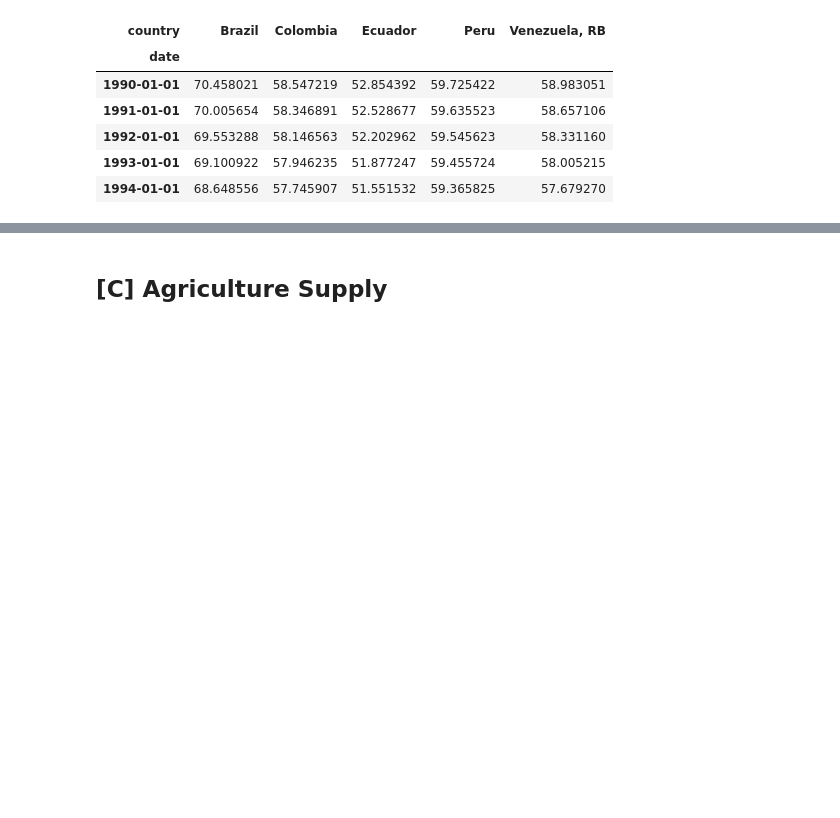
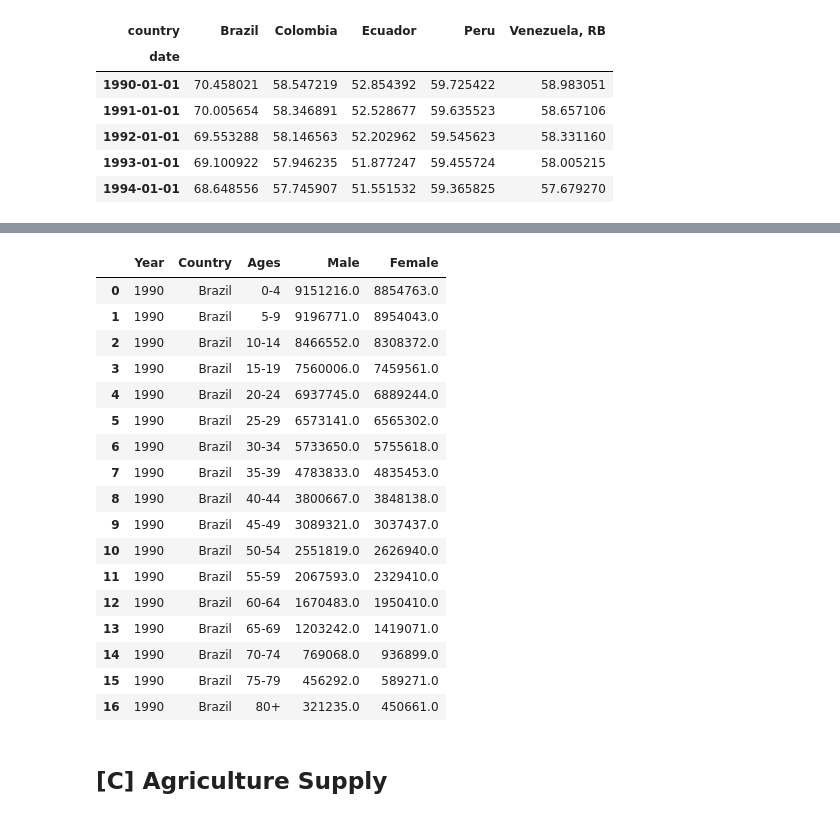
Before and after one commit to colby-alonzo/EEP153_Proj1, a Jupyter notebook: Official_Code.ipynb, the cells around one changed output, grey strips where cells are left out. Saved outputs shown, nothing was run; the diff lists cells and outputs as text; code cells hidden in the pictures; blank space fills up the shorter version.

Commit message:
added new population dataframe

```diff
--- a/Official_Code.ipynb
+++ b/Official_Code.ipynb
@@ -297,2 +298,100 @@ WARNING:shelved_cache.persistent_cache:Key '-373348417185732986' not in persiste
+# %%
+import wbdata
+import pandas as pd
+import iso3166
+
+def new_pop_df(year, sex, country):
+    def age_helper(age_range):
+        lower, upper = age_range
+        start = (lower // 5) * 5
+        age_ranges = []
+        for age in range(start, upper + 1, 5):
+            if age >= 80:
+                age_ranges.append("80UP")
+                break
+            next_age = age + 4
+            if next_age >= 80:
+                age_ranges.append("80UP")
+                break
+            age_ranges.append(f"{age:02d}{next_age:02d}")
+        return age_ranges
+
+    # Generate the age ranges
+    age_ranges = age_helper((0, 81))
+
+    # Get country codes
+    if country.lower() == "world":
+        name_alpha3 = "WLD"
+        name_actual = "World"
+    else:
+        name_alpha3 = iso3166.countries.get(country).alpha3
+        name_actual = iso3166.countries.get(country).apolitical_name
+
+    # Construct the indicator codes
+    indicator = 'SP.POP.'
+    male_indicators = [f"{indicator}{age}.MA" for age in age_ranges]
+    female_indicators = [f"{indicator}{age}.FE" for age in age_ranges]
+
+    # Initialize DataFrames
+    final = pd.DataFrame()
+    female = pd.DataFrame()
+
+    # Fetch male data
+    for i in male_indicators:
+        hold = {i: "Male"}
+        retrieve_year = wbdata.get_dataframe(hold, country=name_alpha3, date=(str(year), str(year)), parse_dates=True)
+        retrieve_year = retrieve_year.reset_index()
+        retrieve_year["Country"] = name_actual
+        final = pd.concat([final, retrieve_year], axis=0)
+
+    # Assign Age Groups
+    final["Ages"] = ["0-4", "5-9", "10-14", "15-19", "20-24", "25-29", "30-34", "35-39",
+                     "40-44", "45-49", "50-54", "55-59", "60-64", "65-69", "70-74", "75-79", "80+"]
+
+    # Fetch female data
+    for i in female_indicators:
+        hold = {i: "Female"}
+        retrieve_year = wbdata.get_dataframe(hold, country=name_alpha3, date=(str(year), str(year)), parse_dates=True)
+        retrieve_year = retrieve_year.reset_index()
+        retrieve_year["Country"] = name_actual
+        female = pd.concat([female, retrieve_year], axis=0)
+
+    # Assign Age Groups for Female Data
+    female["Ages"] = final["Ages"]
+
+    # Merge male and female data
+    final = final.merge(female, on=["Ages", "date", "Country"], suffixes=("_Male", "_Female"))
+
+    # ✅ Fix: Ensure the "Year" column contains only the year (YYYY)
+    final = final.rename(columns={"date": "Year", "Male_Male": "Male", "Female_Female": "Female"})
+    final["Year"] = pd.to_datetime(final["Year"]).dt.year  # Convert date to just year (YYYY format)
+
+    # ✅ Fix: Ensure correct column order
+    final = final[["Year", "Country", "Ages", "Male", "Female"]]
+
+    return final
+
+# Example Usage
+result = new_pop_df(1990, 'both', 'Brazil')
+result  # Check output
+# %% [output]
+|  | Year | Country | Ages | Male | Female |
+| 0 | 1990 | Brazil | 0-4 | 9151216.0 | 8854763.0 |
+| 1 | 1990 | Brazil | 5-9 | 9196771.0 | 8954043.0 |
+| 2 | 1990 | Brazil | 10-14 | 8466552.0 | 8308372.0 |
+| 3 | 1990 | Brazil | 15-19 | 7560006.0 | 7459561.0 |
+| 4 | 1990 | Brazil | 20-24 | 6937745.0 | 6889244.0 |
+| 5 | 1990 | Brazil | 25-29 | 6573141.0 | 6565302.0 |
+| 6 | 1990 | Brazil | 30-34 | 5733650.0 | 5755618.0 |
+| 7 | 1990 | Brazil | 35-39 | 4783833.0 | 4835453.0 |
+| 8 | 1990 | Brazil | 40-44 | 3800667.0 | 3848138.0 |
+| 9 | 1990 | Brazil | 45-49 | 3089321.0 | 3037437.0 |
+| 10 | 1990 | Brazil | 50-54 | 2551819.0 | 2626940.0 |
+| 11 | 1990 | Brazil | 55-59 | 2067593.0 | 2329410.0 |
+| 12 | 1990 | Brazil | 60-64 | 1670483.0 | 1950410.0 |
+| 13 | 1990 | Brazil | 65-69 | 1203242.0 | 1419071.0 |
+| 14 | 1990 | Brazil | 70-74 | 769068.0 | 936899.0 |
+| 15 | 1990 | Brazil | 75-79 | 456292.0 | 589271.0 |
+| 16 | 1990 | Brazil | 80+ | 321235.0 | 450661.0 |
 # %% [markdown]
 ## [C] Agriculture Supply
```
Also changed, not shown: parts of 2 cells of this notebook.
